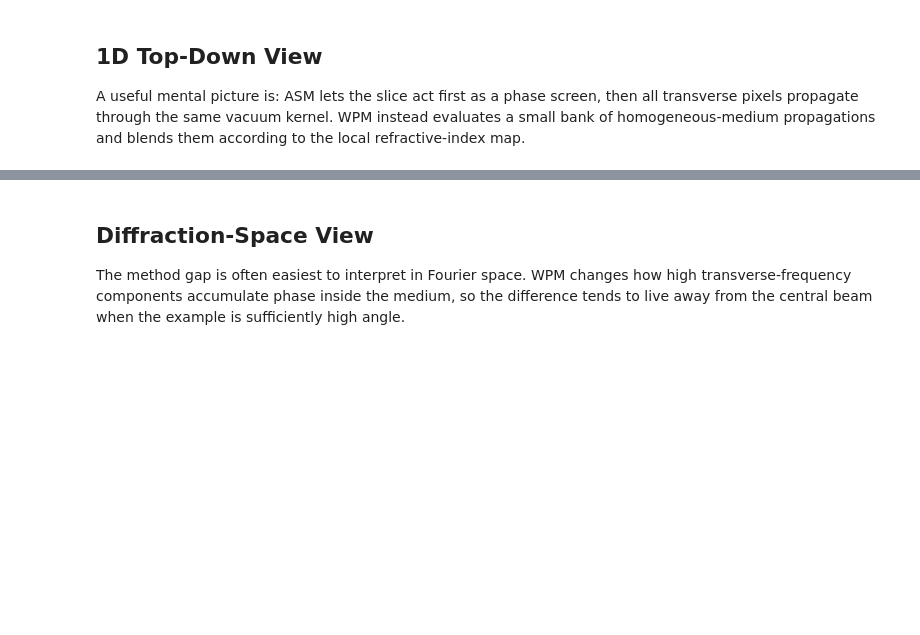
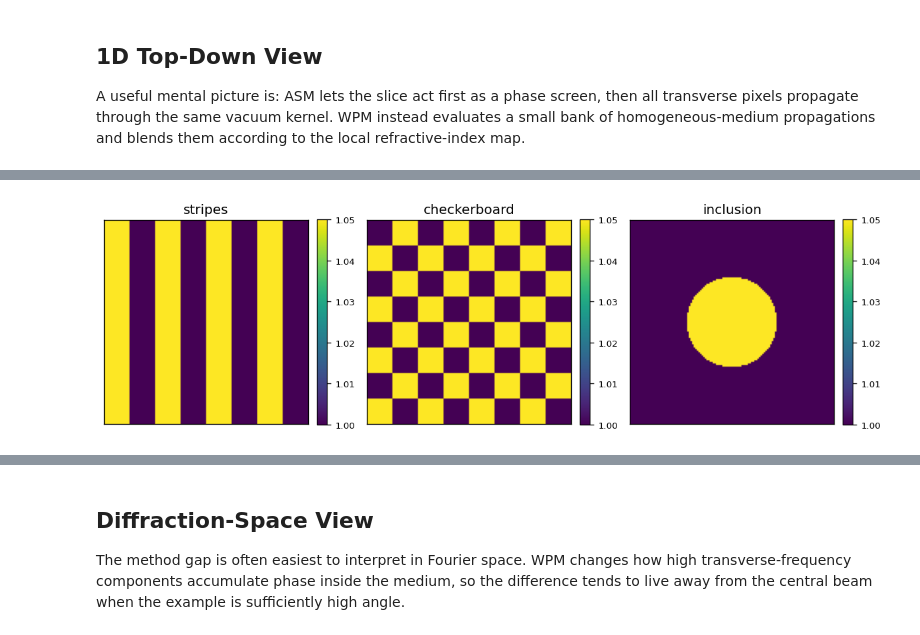
Before and after one commit to DavidLanders95/WideAnglePropagation, a Jupyter notebook: notebooks/archive/wpm_visual_explainer.ipynb, the cells around one changed output, grey strips where cells are left out. Drawn from its saved outputs; the diff is of its cells as text; code cells hidden in the pictures; blank space fills up the shorter version.

```diff
--- a/notebooks/archive/wpm_visual_explainer.ipynb
+++ b/notebooks/archive/wpm_visual_explainer.ipynb
@@ -441,24 +85,0 @@ The sample is a projected Au [100] atom-column slice. It has the same gold latti
-# %%
-gold_sample = make_gold_100_sample(
-    shape=shape,
-    repeats_xy=au_repeats_xy,
-    lattice_A=au_lattice_A,
-    atom_sigma_A=atom_sigma_A,
-    peak_potential_V=peak_potential_V,
-    potential_visual_gain=potential_visual_gain,
-    energy=energy,
-)
-
-potential_slice_V = gold_sample["potential_slice_V"]
-n_map = gold_sample["n_map"]
-sampling = gold_sample["sampling"]
-probe = make_tilted_gaussian_probe(shape, sampling, energy, probe_waist_A, probe_tilt_x_mrad)
-
-n_np = as_numpy(n_map)
-print(f"Au atoms in visual supercell: {len(gold_sample['atom_positions_A'])}")
-print(f"cell lengths (x, y, z) = {gold_sample['cell_lengths_A']}")
-print(f"potential range = {potential_slice_V.min():.2f} to {potential_slice_V.max():.2f} V")
-print(f"n range = {n_np.min():.8f} to {n_np.max():.8f}")
-
-plot_gold_sample(gold_sample)
-plt.show()
@@ -512,0 +314,22 @@ For a continuous Au potential, WPM builds a small grid of representative refract
+# %%
+def plot_grid_gallery(shape, n_low, n_high, period_px):
+    kinds = ["stripes", "checkerboard", "inclusion"]
+    fig, axes = plt.subplots(1, len(kinds), figsize=(10, 3.2))
+    for ax, kind in zip(axes, kinds):
+        n_map = make_two_index_map(kind, shape, n_low, n_high, period_px)
+        im = ax.imshow(as_numpy(n_map), cmap="viridis")
+        ax.set_title(kind)
+        ax.set_xticks([])
+        ax.set_yticks([])
+        add_colorbar(fig, ax, im)
+    fig.tight_layout()
+    return fig
+
+
+plot_grid_gallery(shape, n_low, n_high, period_px)
+plt.show()
+
+n_map = make_two_index_map(pattern_kind, shape, n_low, n_high, period_px)
+probe = make_tilted_gaussian_probe(shape, sampling, energy, probe_waist_A, probe_tilt_x_mrad)
+# %% [output]
+[figure, added]
```
Also changed, not shown: parts of 24 cells of this notebook, 28 other files.
